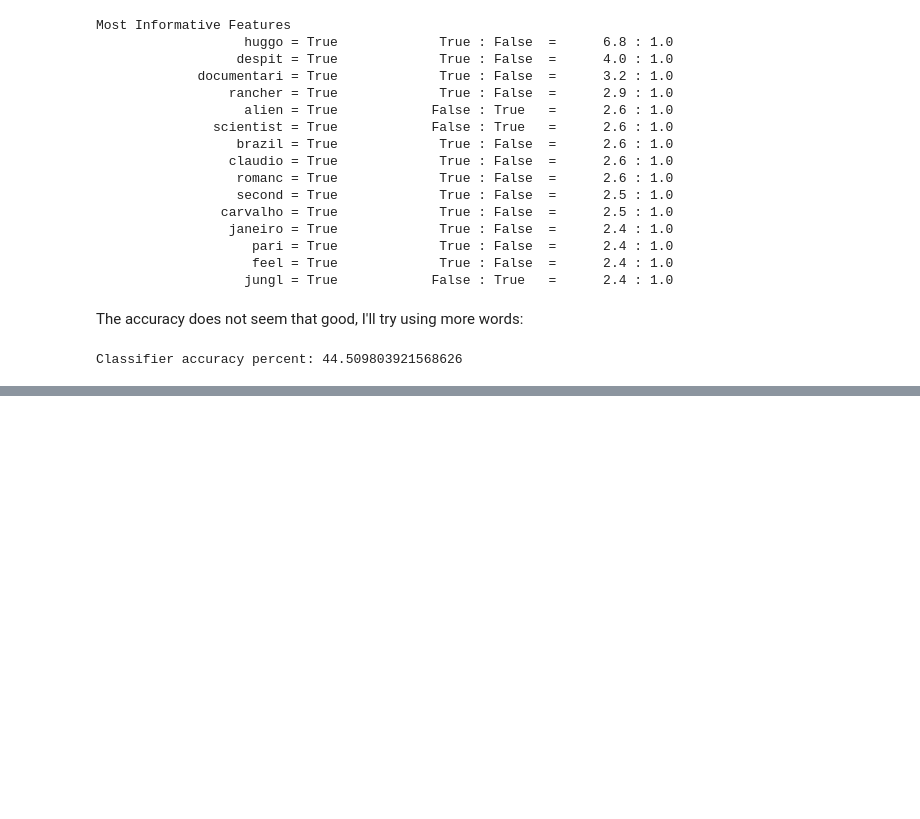
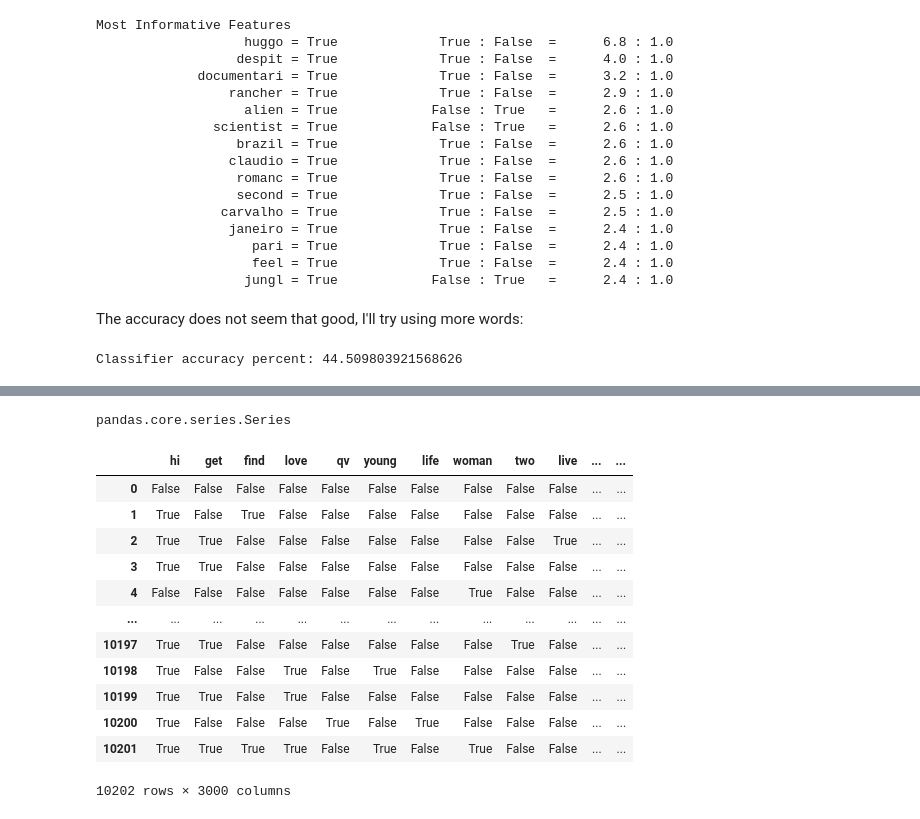
Before and after one commit to cargide/nlp_movie_project, a Jupyter notebook: 4-nlp.ipynb, the cells around one changed output, grey strips where cells are left out. Cells and saved outputs as stored; diff of their text form; code cells hidden in the pictures; blank space fills up the shorter version.

```diff
--- a/4-nlp.ipynb
+++ b/4-nlp.ipynb
@@ -326,0 +339,21 @@ Classifier accuracy percent: 44.509803921568626
+# %%
+fd2 = FreqDist(word_list)
+
+del most_common
+
+most_common = fd2.most_common(3000)
+common_word_list = [a_tuple[0] for a_tuple in most_common]
+
+features = data_downsampled.apply(find_features, axis=1).tolist()
+
+frontier = int(np.ceil(len(features)*0.8))
+
+# set that we'll train our classifier with
+training_set = features[:frontier]
+
+# set that we'll test against.
+testing_set = features[frontier:]
+
+classifier = nltk.NaiveBayesClassifier.train(training_set)
+
+print("Classifier accuracy percent:",(nltk.classify.accuracy(classifier, testing_set))*100)
@@ -326,0 +366,10 @@ Classifier accuracy percent: 44.509803921568626
+# %%
+def find_features_column(row):
+    words = row['tokens']
+    features = {}
+    for w in common_word_list:
+        features[w] = (w in words)
+
+    return features
+# %%
+words_df = data_downsampled.apply(find_features_column, axis=1)
@@ -326,0 +391,22 @@ Classifier accuracy percent: 44.509803921568626
+# %%
+type(words_df)
+# %% [output]
+pandas.core.series.Series
+# %%
+new_df = pd.DataFrame(words_df.tolist())
+# %%
+new_df
+# %% [output]
+|  | hi | get | find | love | qv | young | life | woman | two | live | ... | ... |
+| 0 | False | False | False | False | False | False | False | False | False | False | ... | ... |
+| 1 | True | False | True | False | False | False | False | False | False | False | ... | ... |
+| 2 | True | True | False | False | False | False | False | False | False | True | ... | ... |
+| 3 | True | True | False | False | False | False | False | False | False | False | ... | ... |
+| 4 | False | False | False | False | False | False | False | True | False | False | ... | ... |
+| ... | ... | ... | ... | ... | ... | ... | ... | ... | ... | ... | ... | ... |
+| 10197 | True | True | False | False | False | False | False | False | True | False | ... | ... |
+| 10198 | True | False | False | True | False | True | False | False | False | False | ... | ... |
+| 10199 | True | True | False | True | False | False | False | False | False | False | ... | ... |
+| 10200 | True | False | False | False | True | False | True | False | False | False | ... | ... |
+| 10201 | True | True | True | True | False | True | False | True | False | False | ... | ... |
+10202 rows × 3000 columns
```
Also changed, not shown: parts of 10 cells of this notebook.
